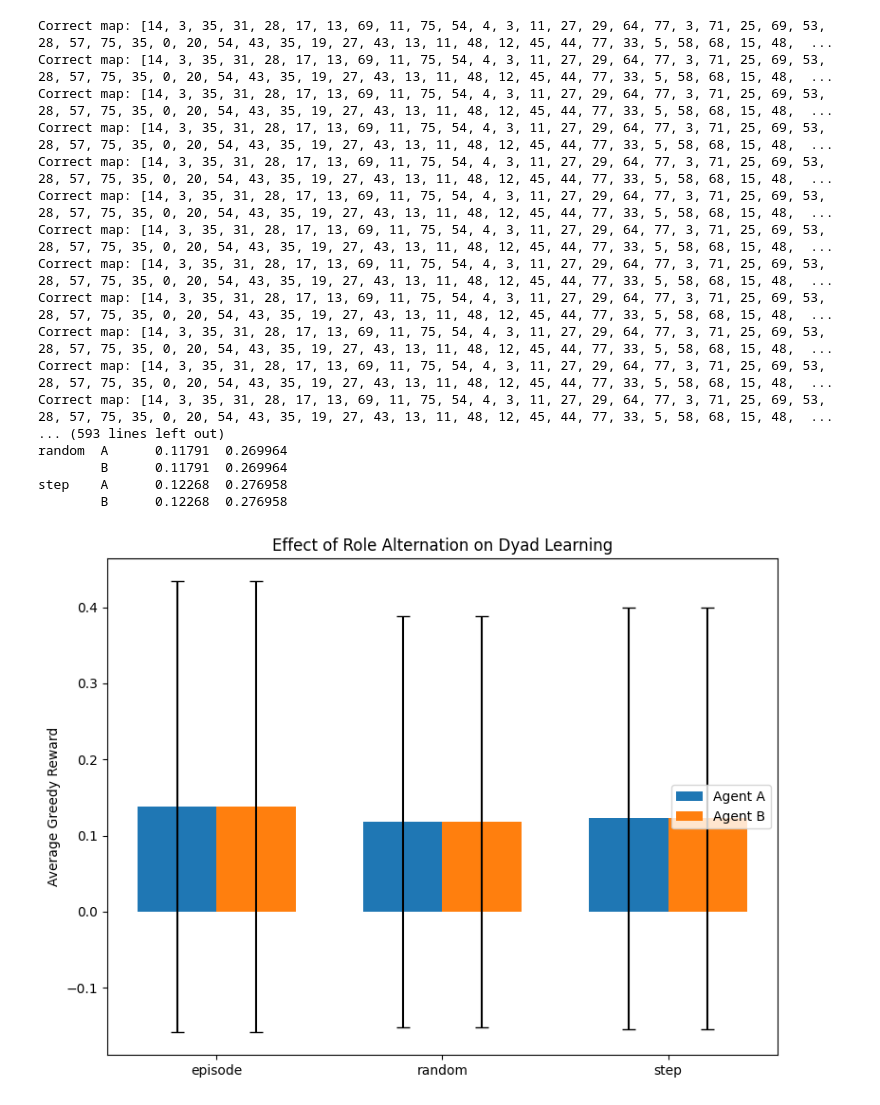
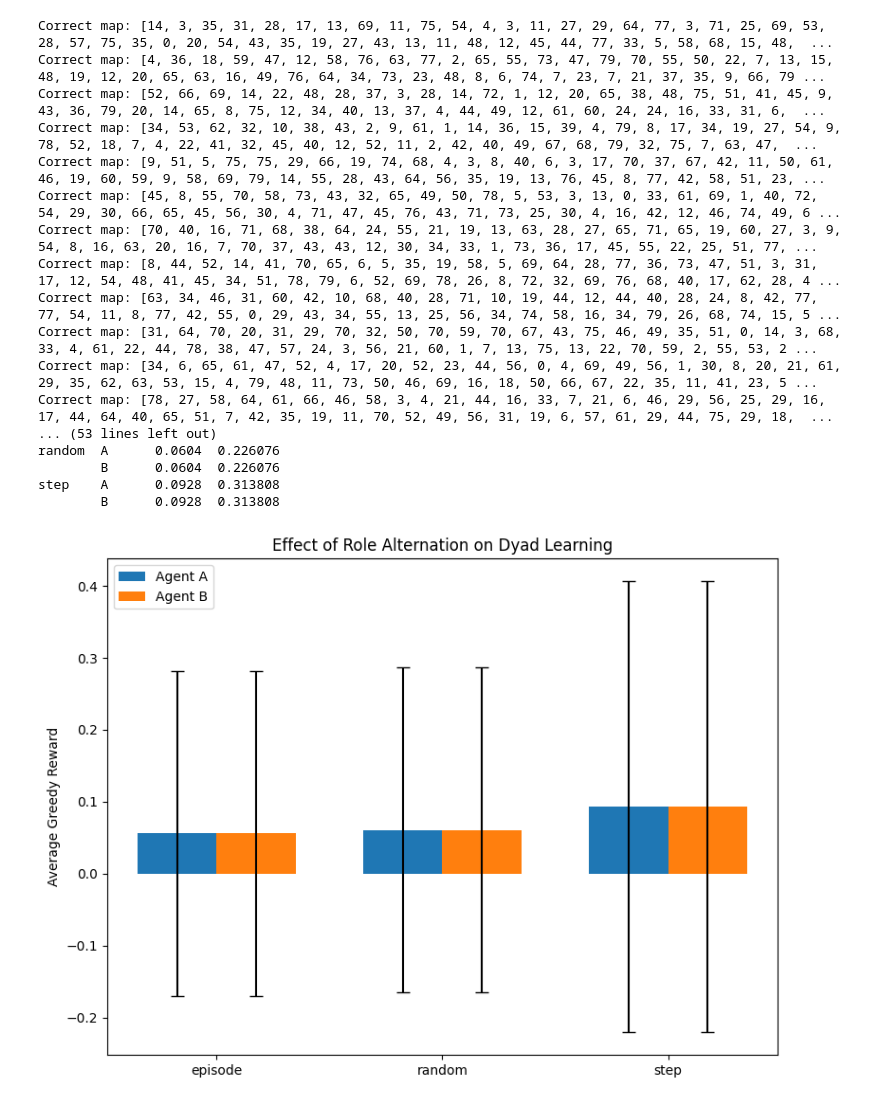
Before and after one commit to abarch/meta_unit, a Jupyter notebook: dyad_learning/multi_exp.ipynb, the cells around one changed output. Drawn from its saved outputs; the diff is of its cells as text; code cells hidden in the pictures.

```diff
--- a/dyad_learning/multi_exp.ipynb
+++ b/dyad_learning/multi_exp.ipynb
@@ -697,51 +641,51 @@ def run_multiple( modes, n_runs=5, n_episodes=50, obs_factor=0.7, n_eval_episode
 def plot_results(df, title="Dyad Role Alternation Comparison"):
     stats = df.groupby(["mode", "agent"])["score"].agg(["mean", "std"]).reset_index()
 
     plt.figure(figsize=(8,6))
     modes = stats["mode"].unique()
     agents = stats["agent"].unique()
     x = np.arange(len(modes))
     width = 0.35
 
     for i, agent in enumerate(agents):
         vals = stats[stats["agent"] == agent]
         plt.bar(x + i*width - width/2, vals["mean"], width, yerr=vals["std"], capsize=5, label=f"Agent {agent}")
 
     plt.xticks(x, modes)
     plt.ylabel("Average Greedy Reward")
     plt.title(title)
     plt.legend()
     plt.tight_layout()
     plt.show()
 
 # ------------------------------
 # Run the full experiment
 # ------------------------------
 if __name__ == "__main__":
 
     modes = ["episode", "step", "random"]
-    df = run_multiple( modes, n_runs=200, n_episodes=25, obs_factor=0.8, n_eval_episodes=20)
+    df = run_multiple( modes, n_runs=20, n_episodes=25, obs_factor=0.5, n_eval_episodes=20)
     print(df.groupby(["mode", "agent"]).agg(["mean", "std"]))
     plot_results(df, title="Effect of Role Alternation on Dyad Learning")
 # %% [output]
 Correct map: [14, 3, 35, 31, 28, 17, 13, 69, 11, 75, 54, 4, 3, 11, 27, 29, 64, 77, 3, 71, 25, 69, 53, 28, 57, 75, 35, 0, 20, 54, 43, 35, 19, 27, 43, 13, 11, 48, 12, 45, 44, 77, 33, 5, 58, 68, 15, 48,  ...
-Correct map: [14, 3, 35, 31, 28, 17, 13, 69, 11, 75, 54, 4, 3, 11, 27, 29, 64, 77, 3, 71, 25, 69, 53, 28, 57, 75, 35, 0, 20, 54, 43, 35, 19, 27, 43, 13, 11, 48, 12, 45, 44, 77, 33, 5, 58, 68, 15, 48,  ...
-Correct map: [14, 3, 35, 31, 28, 17, 13, 69, 11, 75, 54, 4, 3, 11, 27, 29, 64, 77, 3, 71, 25, 69, 53, 28, 57, 75, 35, 0, 20, 54, 43, 35, 19, 27, 43, 13, 11, 48, 12, 45, 44, 77, 33, 5, 58, 68, 15, 48,  ...
-Correct map: [14, 3, 35, 31, 28, 17, 13, 69, 11, 75, 54, 4, 3, 11, 27, 29, 64, 77, 3, 71, 25, 69, 53, 28, 57, 75, 35, 0, 20, 54, 43, 35, 19, 27, 43, 13, 11, 48, 12, 45, 44, 77, 33, 5, 58, 68, 15, 48,  ...
-Correct map: [14, 3, 35, 31, 28, 17, 13, 69, 11, 75, 54, 4, 3, 11, 27, 29, 64, 77, 3, 71, 25, 69, 53, 28, 57, 75, 35, 0, 20, 54, 43, 35, 19, 27, 43, 13, 11, 48, 12, 45, 44, 77, 33, 5, 58, 68, 15, 48,  ...
-Correct map: [14, 3, 35, 31, 28, 17, 13, 69, 11, 75, 54, 4, 3, 11, 27, 29, 64, 77, 3, 71, 25, 69, 53, 28, 57, 75, 35, 0, 20, 54, 43, 35, 19, 27, 43, 13, 11, 48, 12, 45, 44, 77, 33, 5, 58, 68, 15, 48,  ...
-Correct map: [14, 3, 35, 31, 28, 17, 13, 69, 11, 75, 54, 4, 3, 11, 27, 29, 64, 77, 3, 71, 25, 69, 53, 28, 57, 75, 35, 0, 20, 54, 43, 35, 19, 27, 43, 13, 11, 48, 12, 45, 44, 77, 33, 5, 58, 68, 15, 48,  ...
-Correct map: [14, 3, 35, 31, 28, 17, 13, 69, 11, 75, 54, 4, 3, 11, 27, 29, 64, 77, 3, 71, 25, 69, 53, 28, 57, 75, 35, 0, 20, 54, 43, 35, 19, 27, 43, 13, 11, 48, 12, 45, 44, 77, 33, 5, 58, 68, 15, 48,  ...
-Correct map: [14, 3, 35, 31, 28, 17, 13, 69, 11, 75, 54, 4, 3, 11, 27, 29, 64, 77, 3, 71, 25, 69, 53, 28, 57, 75, 35, 0, 20, 54, 43, 35, 19, 27, 43, 13, 11, 48, 12, 45, 44, 77, 33, 5, 58, 68, 15, 48,  ...
-Correct map: [14, 3, 35, 31, 28, 17, 13, 69, 11, 75, 54, 4, 3, 11, 27, 29, 64, 77, 3, 71, 25, 69, 53, 28, 57, 75, 35, 0, 20, 54, 43, 35, 19, 27, 43, 13, 11, 48, 12, 45, 44, 77, 33, 5, 58, 68, 15, 48,  ...
-Correct map: [14, 3, 35, 31, 28, 17, 13, 69, 11, 75, 54, 4, 3, 11, 27, 29, 64, 77, 3, 71, 25, 69, 53, 28, 57, 75, 35, 0, 20, 54, 43, 35, 19, 27, 43, 13, 11, 48, 12, 45, 44, 77, 33, 5, 58, 68, 15, 48,  ...
-Correct map: [14, 3, 35, 31, 28, 17, 13, 69, 11, 75, 54, 4, 3, 11, 27, 29, 64, 77, 3, 71, 25, 69, 53, 28, 57, 75, 35, 0, 20, 54, 43, 35, 19, 27, 43, 13, 11, 48, 12, 45, 44, 77, 33, 5, 58, 68, 15, 48,  ...
-... (593 lines left out)
-random  A      0.11791  0.269964
-        B      0.11791  0.269964
-step    A      0.12268  0.276958
-        B      0.12268  0.276958
+Correct map: [4, 36, 18, 59, 47, 12, 58, 76, 63, 77, 2, 65, 55, 73, 47, 79, 70, 55, 50, 22, 7, 13, 15, 48, 19, 12, 20, 65, 63, 16, 49, 76, 64, 34, 73, 23, 48, 8, 6, 74, 7, 23, 7, 21, 37, 35, 9, 66, 79 ...
+Correct map: [52, 66, 69, 14, 22, 48, 28, 37, 3, 28, 14, 72, 1, 12, 20, 65, 38, 48, 75, 51, 41, 45, 9, 43, 36, 79, 20, 14, 65, 8, 75, 12, 34, 40, 13, 37, 4, 44, 49, 12, 61, 60, 24, 24, 16, 33, 31, 6,  ...
+Correct map: [34, 53, 62, 32, 10, 38, 43, 2, 9, 61, 1, 14, 36, 15, 39, 4, 79, 8, 17, 34, 19, 27, 54, 9, 78, 52, 18, 7, 4, 22, 41, 32, 45, 40, 12, 52, 11, 2, 42, 40, 49, 67, 68, 79, 32, 75, 7, 63, 47,  ...
+Correct map: [9, 51, 5, 75, 75, 29, 66, 19, 74, 68, 4, 3, 8, 40, 6, 3, 17, 70, 37, 67, 42, 11, 50, 61, 46, 19, 60, 59, 9, 58, 69, 79, 14, 55, 28, 43, 64, 56, 35, 19, 13, 76, 45, 8, 77, 42, 58, 51, 23, ...
+Correct map: [45, 8, 55, 70, 58, 73, 43, 32, 65, 49, 50, 78, 5, 53, 3, 13, 0, 33, 61, 69, 1, 40, 72, 54, 29, 30, 66, 65, 45, 56, 30, 4, 71, 47, 45, 76, 43, 71, 73, 25, 30, 4, 16, 42, 12, 46, 74, 49, 6 ...
+Correct map: [70, 40, 16, 71, 68, 38, 64, 24, 55, 21, 19, 13, 63, 28, 27, 65, 71, 65, 19, 60, 27, 3, 9, 54, 8, 16, 63, 20, 16, 7, 70, 37, 43, 43, 12, 30, 34, 33, 1, 73, 36, 17, 45, 55, 22, 25, 51, 77, ...
+Correct map: [8, 44, 52, 14, 41, 70, 65, 6, 5, 35, 19, 58, 5, 69, 64, 28, 77, 36, 73, 47, 51, 3, 31, 17, 12, 54, 48, 41, 45, 34, 51, 78, 79, 6, 52, 69, 78, 26, 8, 72, 32, 69, 76, 68, 40, 17, 62, 28, 4 ...
+Correct map: [63, 34, 46, 31, 60, 42, 10, 68, 40, 28, 71, 10, 19, 44, 12, 44, 40, 28, 24, 8, 42, 77, 77, 54, 11, 8, 77, 42, 55, 0, 29, 43, 34, 55, 13, 25, 56, 34, 74, 58, 16, 34, 79, 26, 68, 74, 15, 5 ...
+Correct map: [31, 64, 70, 20, 31, 29, 70, 32, 50, 70, 59, 70, 67, 43, 75, 46, 49, 35, 51, 0, 14, 3, 68, 33, 4, 61, 22, 44, 78, 38, 47, 57, 24, 3, 56, 21, 60, 1, 7, 13, 75, 13, 22, 70, 59, 2, 55, 53, 2 ...
+Correct map: [34, 6, 65, 61, 47, 52, 4, 17, 20, 52, 23, 44, 56, 0, 4, 69, 49, 56, 1, 30, 8, 20, 21, 61, 29, 35, 62, 63, 53, 15, 4, 79, 48, 11, 73, 50, 46, 69, 16, 18, 50, 66, 67, 22, 35, 11, 41, 23, 5 ...
+Correct map: [78, 27, 58, 64, 61, 66, 46, 58, 3, 4, 21, 44, 16, 33, 7, 21, 6, 46, 29, 56, 25, 29, 16, 17, 44, 64, 40, 65, 51, 7, 42, 35, 19, 11, 70, 52, 49, 56, 31, 19, 6, 57, 61, 29, 44, 75, 29, 18,  ...
+... (53 lines left out)
+random  A      0.0604  0.226076
+        B      0.0604  0.226076
+step    A      0.0928  0.313808
+        B      0.0928  0.313808
-[figure, old version]
+[figure, new version]
 # %%
 # different obs-factor for the observational update
 
```
Also changed, not shown: parts of 7 cells of this notebook.
